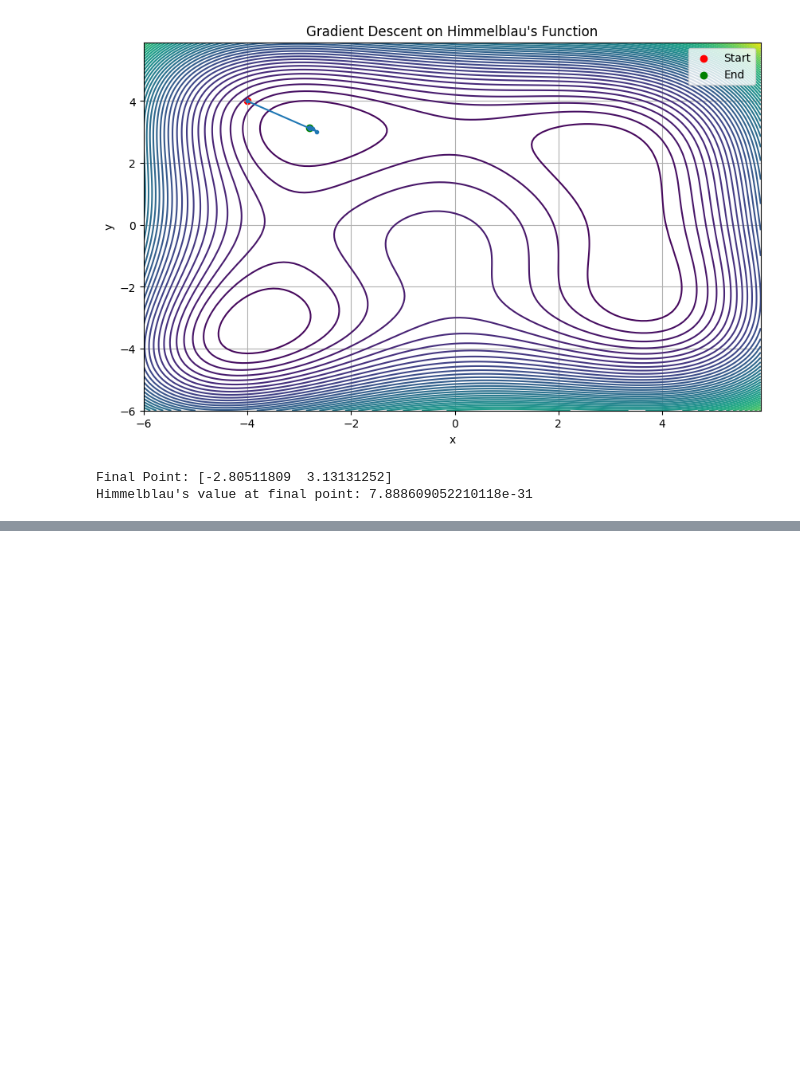
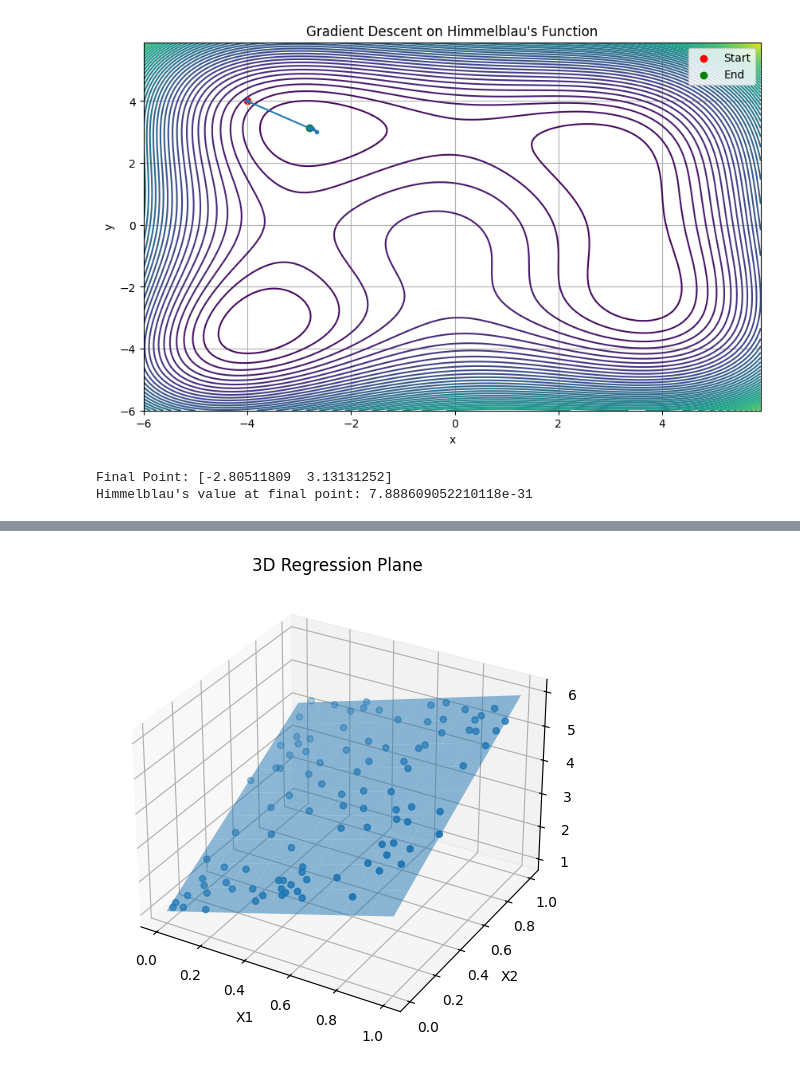
Before and after one commit to kl2217/finite-element, a Jupyter notebook: gradient_descent.ipynb, the cells around one changed output, grey strips where cells are left out. Saved outputs shown, nothing was run; the diff lists cells and outputs as text; code cells hidden in the pictures; blank space fills up the shorter version.

```diff
--- a/gradient_descent.ipynb
+++ b/gradient_descent.ipynb
@@ -109,0 +372,89 @@ Himmelblau's value at final point: 7.888609052210118e-31
+# %%
+# let's solve the same problem, but use stochastic gradient descent instead
+
+import numpy as np
+import matplotlib.pyplot as plt
+from mpl_toolkits.mplot3d import Axes3D
+
+# Multi-dimensional Least Squares Regression with Stochastic Gradient Descent
+def multi_dim_least_squares_sgd(X, y, learning_rate=0.01, iterations=1000, threshold=1e-6, batch_size=1):
+    m, n = X.shape  # m data points, n features
+    theta = np.random.randn(n + 1)  # Initialize theta (intercept and slopes)
+    history = [theta.copy()]
+    errors = []
+
+    for i in range(iterations):
+        # Shuffle data for stochasticity
+        idx = np.random.permutation(m)
+        X_shuffled = X[idx]
+        y_shuffled = y[idx]
+
+        for j in range(0, m, batch_size):
+            # Select a mini-batch
+            X_batch = X_shuffled[j:min(j + batch_size, m)]
+            y_batch = y_shuffled[j:min(j + batch_size, m)]
+
+            # Predict y values
+            X_batch_with_intercept = np.column_stack((np.ones(len(X_batch)), X_batch))
+            y_pred = X_batch_with_intercept.dot(theta)
+
+            # Calculate the error
+            error = np.mean((y_pred - y_batch)**2) / 2
+            errors.append(error)
+
+            # Calculate gradients (for the mini-batch)
+            gradients = (1/len(X_batch)) * X_batch_with_intercept.T.dot(y_pred - y_batch)
+
+            # Update theta using stochastic gradient descent
+            theta -= learning_rate * gradients
+            history.append(theta.copy())
+
+
+        # Check for convergence (based on average error in the epoch)
+        if i > 0 and abs(np.mean(errors[-m:]) - np.mean(errors[-(2*m):-m])) < threshold :
+            print(f"Converged at iteration {i}")
+            break
+
+    return theta, np.array(history), errors
+
+# ... (rest of your existing code for data generation, plotting, etc.)
+# Perform gradient descent
+theta, theta_history, errors = multi_dim_least_squares_sgd(X, y, learning_rate=0.01, iterations=10000)
+
+# Plot the regression plane (3D)
+fig = plt.figure(figsize=(10, 6))
+ax = fig.add_subplot(111, projection='3d')
+ax.scatter(X[:, 0], X[:, 1], y, label='Data')
+xx, yy = np.meshgrid(np.linspace(0, 1, 10), np.linspace(0, 1, 10))
+zz = theta[0] + theta[1] * xx + theta[2] * yy
+ax.plot_surface(xx, yy, zz, alpha=0.5)  # Plot the fitted plane
+ax.set_xlabel('X1')
+ax.set_ylabel('X2')
+ax.set_zlabel('y')
+ax.set_title('3D Regression Plane')
+
+
+# Plot the optimization path in 3D
+fig = plt.figure(figsize=(10,6))
+ax = fig.add_subplot(111, projection='3d')
+
+ax.plot(theta_history[:,0], theta_history[:,1], theta_history[:,2], marker='o', markersize=3, linestyle='-')
+ax.scatter(theta_history[0,0],theta_history[0,1], theta_history[0,2], color='red', label='Start')
+ax.scatter(theta_history[-1,0], theta_history[-1,1], theta_history[-1,2], color='green', label='End')
+ax.set_xlabel("theta0")
+ax.set_ylabel("theta1")
+ax.set_zlabel("theta2")
+ax.legend()
+
+# Plot error values over iterations
+plt.figure()
+plt.plot(errors)
+plt.axhline(y=1e-6, color='r', linestyle='--', label='Threshold') #Threshold line
+plt.xlabel("Iterations")
+plt.ylabel("Error")
+plt.title("Error convergence")
+plt.legend()
+plt.show()
+
+print(f"Optimized theta: {theta}")
+# %% [output]
@@ -109,0 +462 @@ Himmelblau's value at final point: 7.888609052210118e-31
+[figure, added]
```
Also changed, not shown: parts of 6 cells of this notebook.
